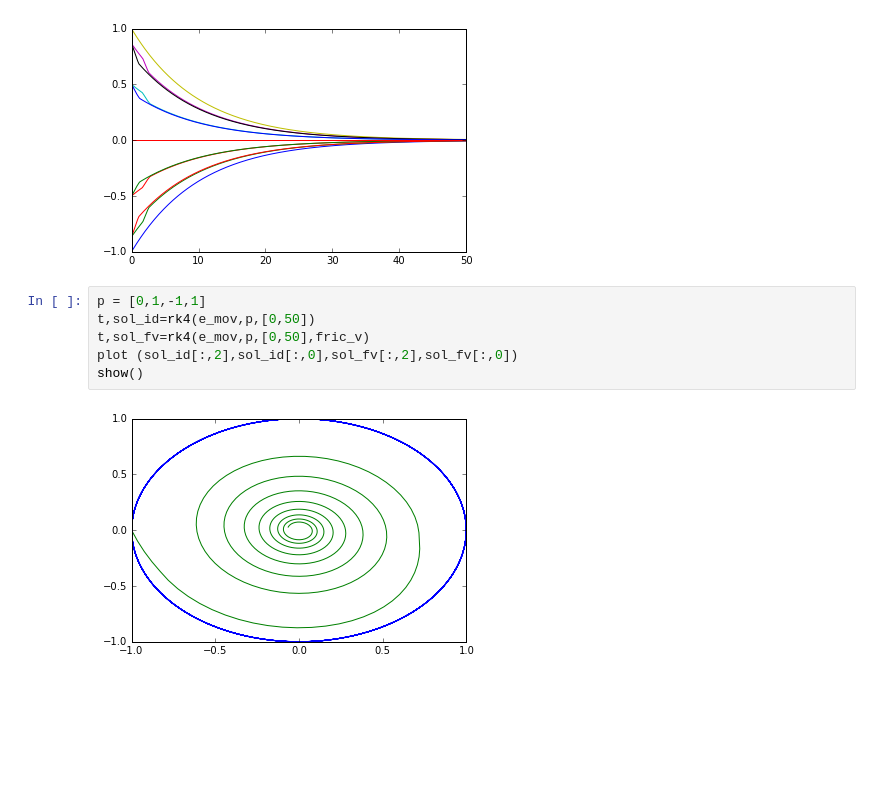
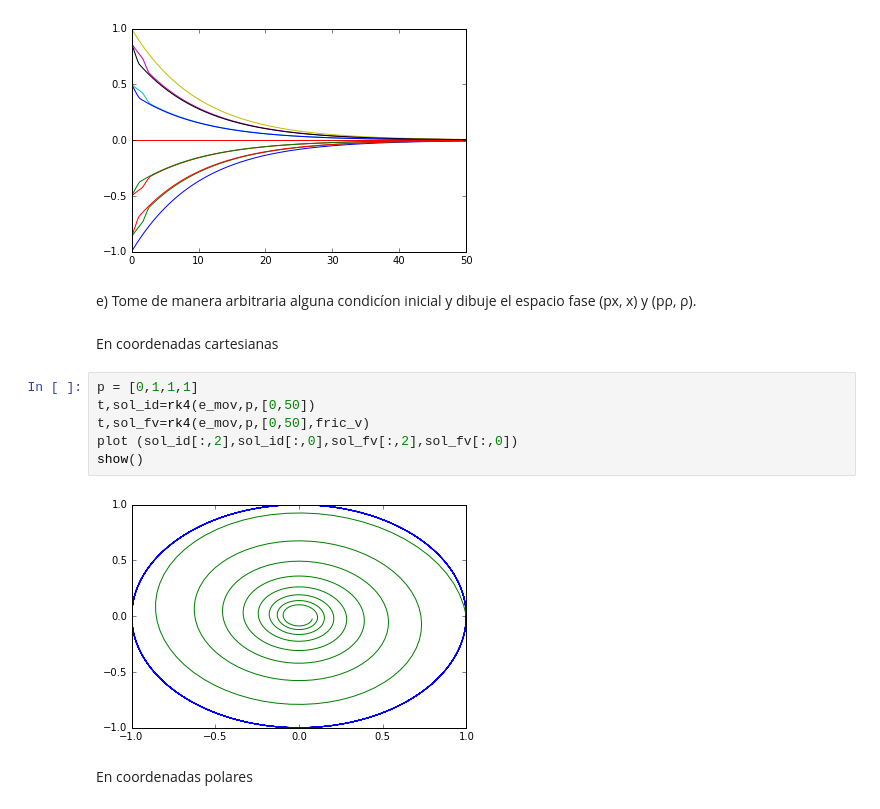
Before and after one commit to hugosl/Examen_1, a Jupyter notebook: Examen1.1.ipynb, the cells around one changed output. Cells and saved outputs as stored; diff of their text form; blank space fills up the shorter version.

```diff
--- a/Examen1.1.ipynb
+++ b/Examen1.1.ipynb
@@ -171,12 +181,18 @@ for j in range(12):
 show()
 # %% [output]
 [figure]
+# %% [markdown]
+e) Tome de manera arbitraria alguna condicíon inicial y dibuje el espacio fase (px, x) y (pρ, ρ).
+# %% [markdown]
+En coordenadas cartesianas
 # %%
-p = [0,1,-1,1]
+p = [0,1,1,1]
 t,sol_id=rk4(e_mov,p,[0,50])
 t,sol_fv=rk4(e_mov,p,[0,50],fric_v)
 plot (sol_id[:,2],sol_id[:,0],sol_fv[:,2],sol_fv[:,0])
 show()
 # %% [output]
-[figure, old version]
+[figure, new version]
+# %% [markdown]
+En coordenadas polares
 # %%
```
Also changed, not shown: parts of 13 cells of this notebook.
